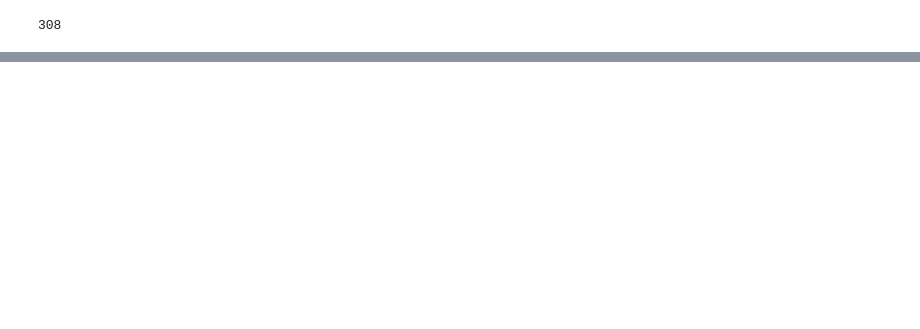
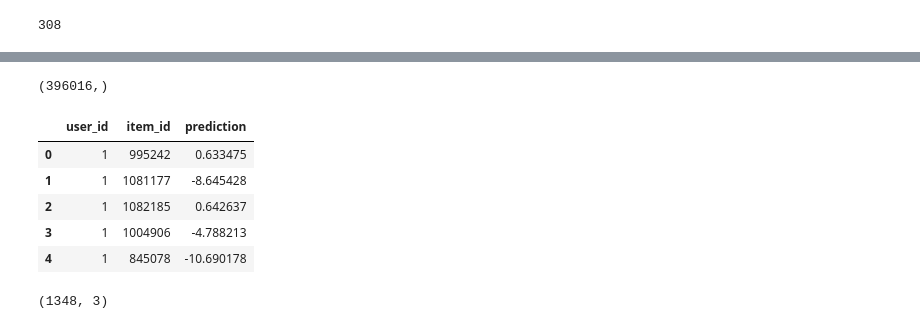
Before and after one commit to VokiVon-P/GB_recommendation, a Jupyter notebook: rr_project/rr_project.ipynb, the cells around one changed output, grey strips where cells are left out. Saved outputs shown, nothing was run; the diff lists cells and outputs as text; code cells hidden in the pictures; blank space fills up the shorter version.

```diff
--- a/rr_project/rr_project.ipynb
+++ b/rr_project/rr_project.ipynb
@@ -193,0 +454,9 @@ r_als.apply(lambda row: money_precision_at_k(row['recomendation'], row['actual']
+# %%
+%%time
+
+model = lgb.LGBMClassifier(
+    objective='binary', # lambdarank binary
+#     max_depth=7,
+    n_estimators=750,
+    categorical_column=cat_feats,
+)
@@ -193,0 +466,2 @@ r_als.apply(lambda row: money_precision_at_k(row['recomendation'], row['actual']
+# %%
+model.fit(X_train, y_train)
@@ -193,0 +482,18 @@ r_als.apply(lambda row: money_precision_at_k(row['recomendation'], row['actual']
+# %%
+train_preds = model.predict(X_train, raw_score=True)
+# %%
+train_preds.shape
+# %% [output]
+(396016,)
+# %%
+Pred_data = X_train[['user_id','item_id']].copy()
+Pred_data['prediction'] = train_preds
+# %%
+Pred_data.head(5)
+# %% [output]
+|  | user_id | item_id | prediction |
+| 0 | 1 | 995242 | 0.633475 |
+| 1 | 1 | 1081177 | -8.645428 |
+| 2 | 1 | 1082185 | 0.642637 |
+| 3 | 1 | 1004906 | -4.788213 |
+| 4 | 1 | 845078 | -10.690178 |
@@ -193,0 +502,4 @@ r_als.apply(lambda row: money_precision_at_k(row['recomendation'], row['actual']
+# %%
+True_pred.shape
+# %% [output]
+(1348, 3)
```
Also changed, not shown: parts of 52 cells of this notebook, 2 other files.
